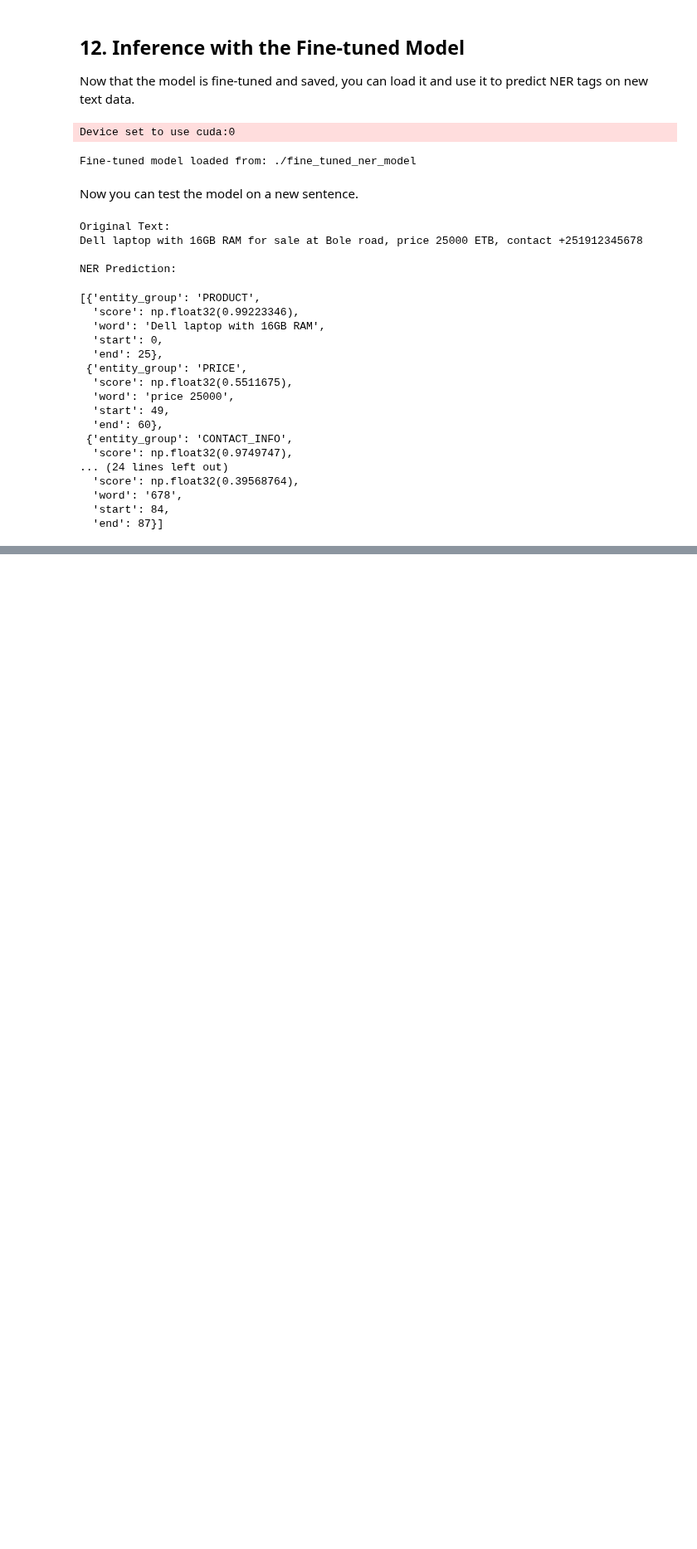
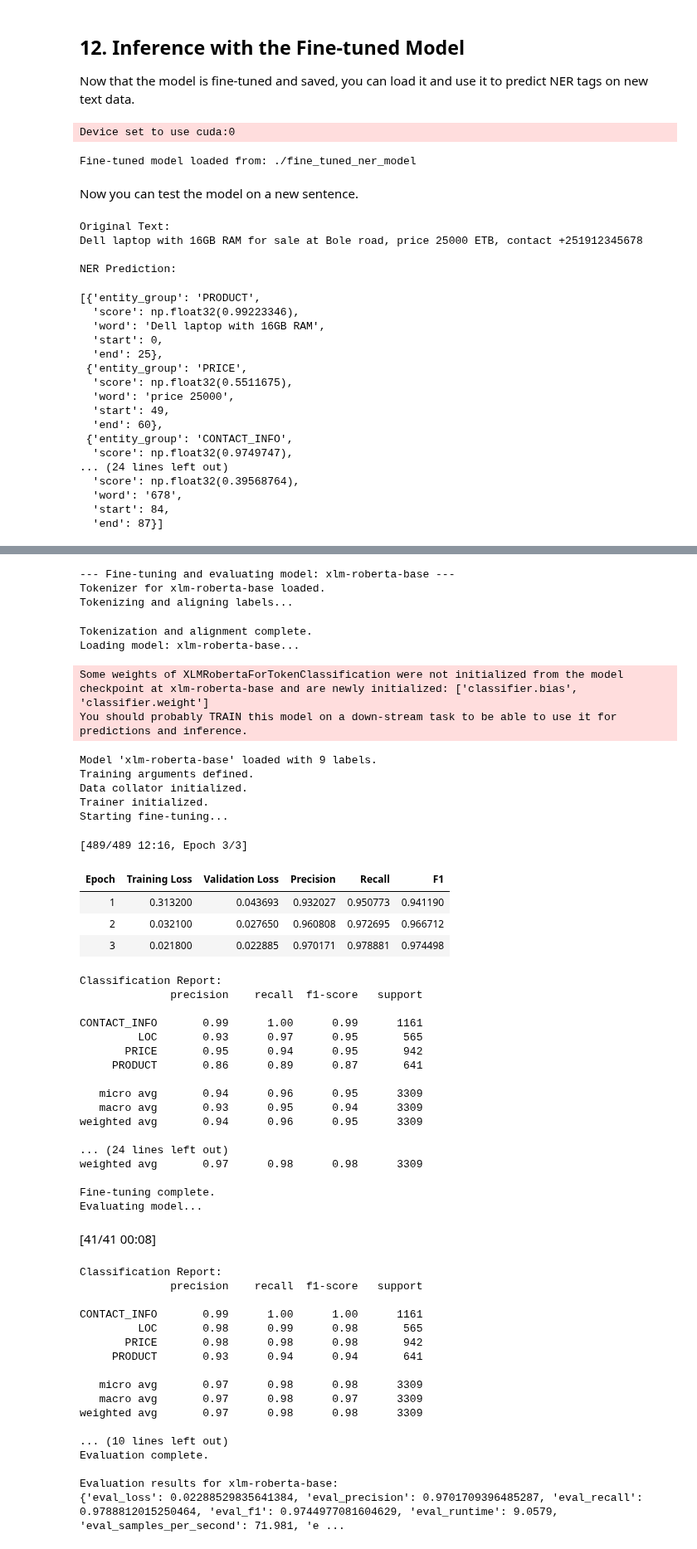
Before and after one commit to michaWorku/amharic-ecommerce-data-extractor, a Jupyter notebook: notebooks/02_Amharic_NER_Fine_Tuning_Experimentation.ipynb, the cells around one changed output, grey strips where cells are left out. Shown at 83% size. Saved outputs shown, nothing was run; the diff lists cells and outputs as text; code cells hidden in the pictures; blank space fills up the shorter version.

```diff
--- a/notebooks/02_Amharic_NER_Fine_Tuning_Experimentation.ipynb
+++ b/notebooks/02_Amharic_NER_Fine_Tuning_Experimentation.ipynb
@@ -654,0 +800,64 @@ else:
+# %%
+xlm_roberta_results = finetune_and_evaluate_model(
+    model_name="xlm-roberta-base",
+    train_dataset=train_dataset,
+    eval_dataset=eval_dataset,
+    label_to_id=label_to_id,
+    id_to_label=id_to_label
+)
+
+print("\nEvaluation results for xlm-roberta-base:")
+print(xlm_roberta_results)
+# %% [output]
+--- Fine-tuning and evaluating model: xlm-roberta-base ---
+Tokenizer for xlm-roberta-base loaded.
+Tokenizing and aligning labels...
+Tokenization and alignment complete.
+Loading model: xlm-roberta-base...
+Some weights of XLMRobertaForTokenClassification were not initialized from the model checkpoint at xlm-roberta-base and are newly initialized: ['classifier.bias', 'classifier.weight']
+You should probably TRAIN this model on a down-stream task to be able to use it for predictions and inference.
+Model 'xlm-roberta-base' loaded with 9 labels.
+Training arguments defined.
+Data collator initialized.
+Trainer initialized.
+Starting fine-tuning...
+[489/489 12:16, Epoch 3/3]
+| Epoch | Training Loss | Validation Loss | Precision | Recall | F1 |
+| 1 | 0.313200 | 0.043693 | 0.932027 | 0.950773 | 0.941190 |
+| 2 | 0.032100 | 0.027650 | 0.960808 | 0.972695 | 0.966712 |
+| 3 | 0.021800 | 0.022885 | 0.970171 | 0.978881 | 0.974498 |
+Classification Report:
+              precision    recall  f1-score   support
+
+CONTACT_INFO       0.99      1.00      0.99      1161
+         LOC       0.93      0.97      0.95       565
+       PRICE       0.95      0.94      0.95       942
+     PRODUCT       0.86      0.89      0.87       641
+
+   micro avg       0.94      0.96      0.95      3309
+   macro avg       0.93      0.95      0.94      3309
+weighted avg       0.94      0.96      0.95      3309
+
+... (24 lines left out)
+weighted avg       0.97      0.98      0.98      3309
+
+Fine-tuning complete.
+Evaluating model...
+[41/41 00:08]
+Classification Report:
+              precision    recall  f1-score   support
+
+CONTACT_INFO       0.99      1.00      1.00      1161
+         LOC       0.98      0.99      0.98       565
+       PRICE       0.98      0.98      0.98       942
+     PRODUCT       0.93      0.94      0.94       641
+
+   micro avg       0.97      0.98      0.98      3309
+   macro avg       0.97      0.98      0.97      3309
+weighted avg       0.97      0.98      0.98      3309
+
+... (10 lines left out)
+Evaluation complete.
+
+Evaluation results for xlm-roberta-base:
+{'eval_loss': 0.02288529835641384, 'eval_precision': 0.9701709396485287, 'eval_recall': 0.9788812015250464, 'eval_f1': 0.9744977081604629, 'eval_runtime': 9.0579, 'eval_samples_per_second': 71.981, 'e ...
```
Also changed, not shown: parts of 27 cells of this notebook.
